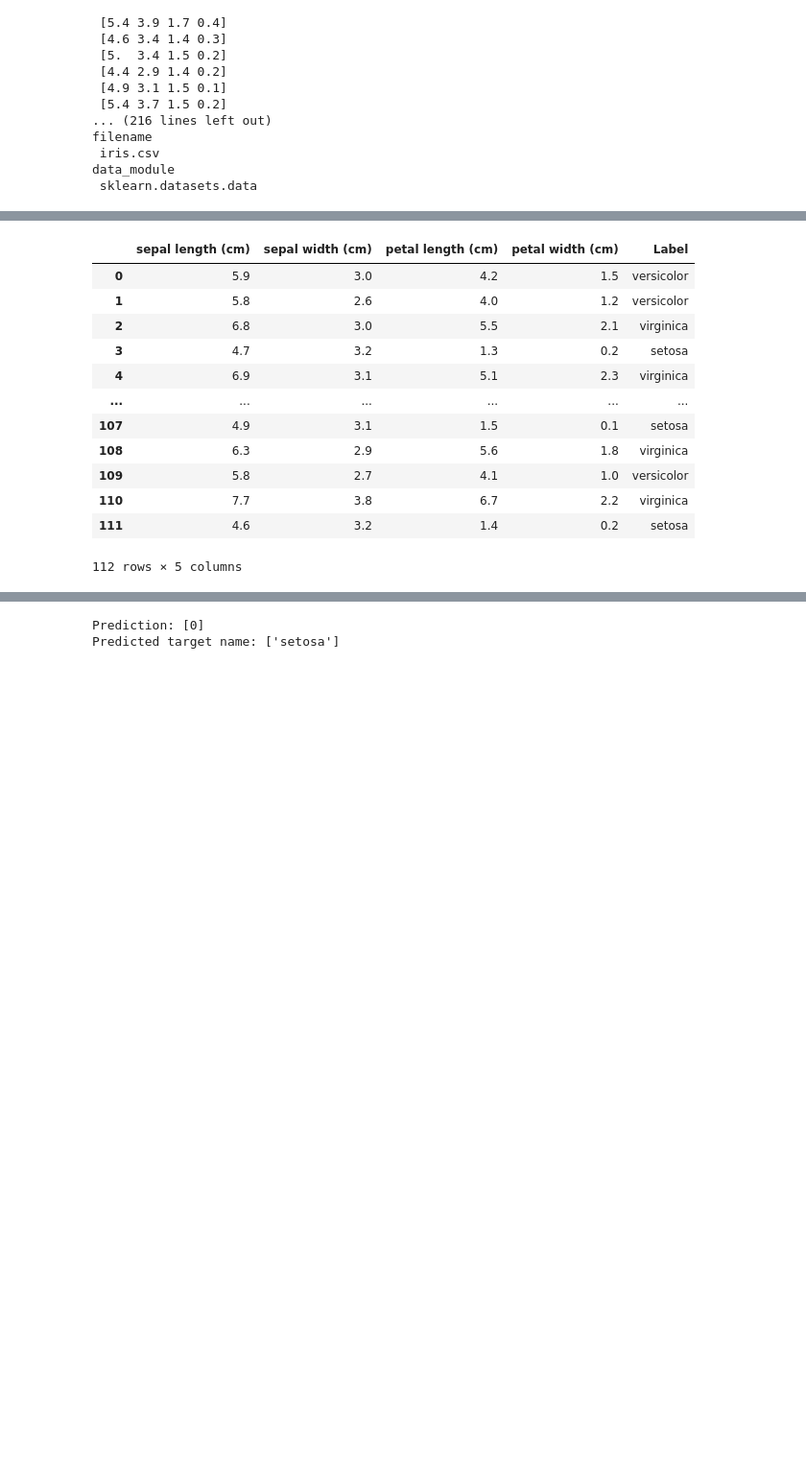
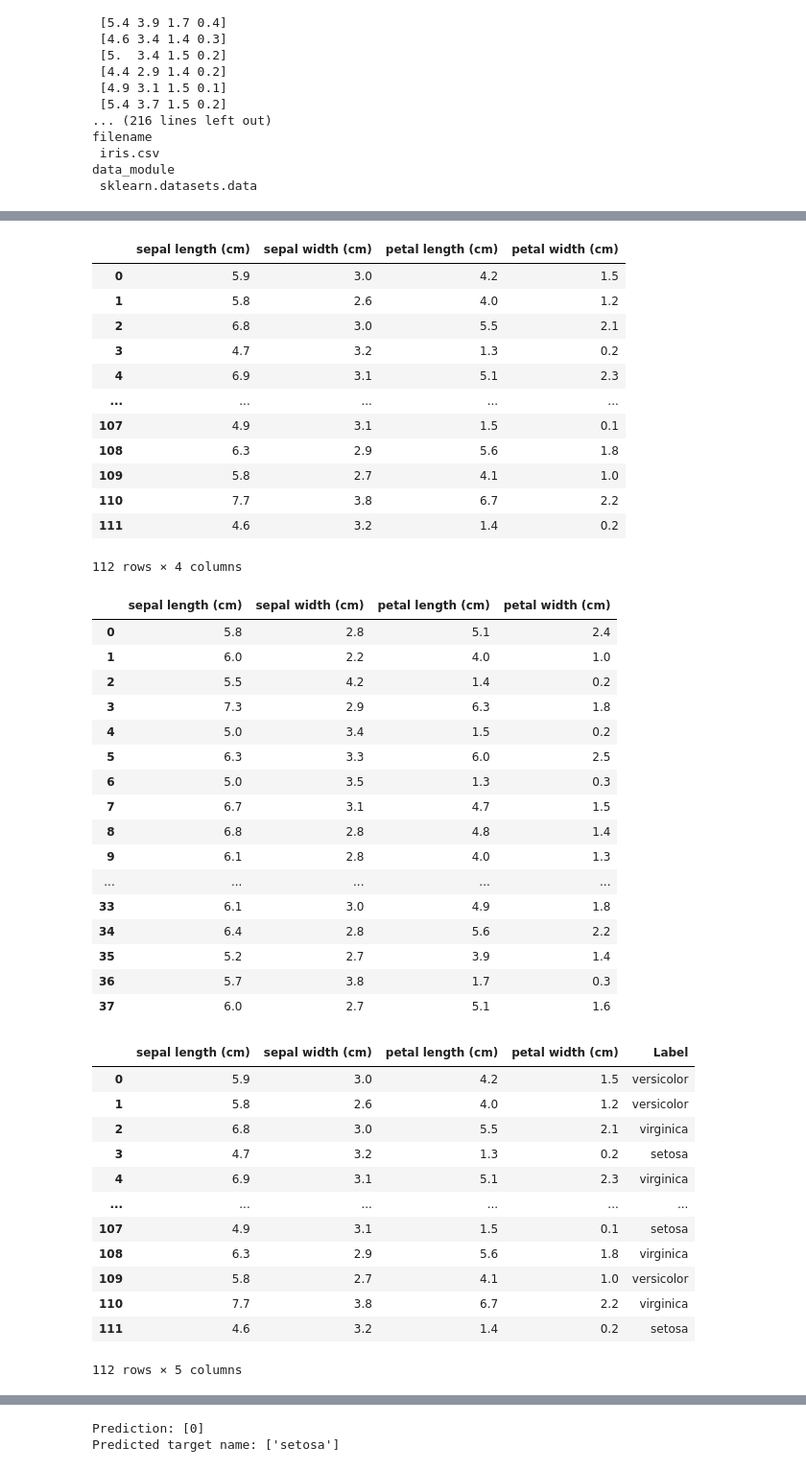
Before and after one commit to arghyadutta/AIComplexSystems, a Jupyter notebook: 02-notebook.ipynb, the cells around one changed output, grey strips where cells are left out. Shown: that part at 96% size. Cells and saved outputs as stored; diff of their text form; code cells hidden in the pictures; blank space fills up the shorter version.

```diff
--- a/02-notebook.ipynb
+++ b/02-notebook.ipynb
@@ -83,0 +84,10 @@ X_train, X_test, y_train, y_test = train_test_split(
+# %%
+X_train, X_test, y_train, y_test = train_test_split(
+    iris_dataset["data"], iris_dataset["target"], test_size=.25, random_state=0)
+
+X_train
+y_train
+len(X_test)
+y_train
+
+# As I have mentioned in the class, read/learn carefully about the data. Not only its statistical properties, but how it was collected; it's ethical background; from whom the data came; were they biased (can be from scientific side like them having a favorite theory for whose support the data were collected, or from societal side. the latter can be more insidious.)
@@ -84,24 +125,66 @@ X_train, X_test, y_train, y_test = train_test_split(
 # %%
 # Visual exploration. Important step in data analysis and ML!
 
 name_map =  {0:'setosa', 1:'versicolor', 2:'virginica'}
 
 iris_train = pd.DataFrame(X_train, columns=iris_dataset.feature_names)
+iris_train
+
+# can we make the model worse? Yes!
+# new_X_train = iris_train.iloc[:, [0,1]].to_numpy()
+# new_X_train
+
+iris_test = pd.DataFrame(X_test, columns=iris_dataset.feature_names)
+iris_test
+# new_X_test = iris_test.iloc[:, [0,1]].to_numpy()
+# new_X_test
+
+
 iris_train['Label']=pd.Series(y_train).map(name_map) # Add actual labels after converting them from numerical ones. I've used the data description from the last cell to get this information.
 iris_train
 # %% [output]
-|  | sepal length (cm) | sepal width (cm) | petal length (cm) | petal width (cm) | Label |
-| 0 | 5.9 | 3.0 | 4.2 | 1.5 | versicolor |
-| 1 | 5.8 | 2.6 | 4.0 | 1.2 | versicolor |
-| 2 | 6.8 | 3.0 | 5.5 | 2.1 | virginica |
-| 3 | 4.7 | 3.2 | 1.3 | 0.2 | setosa |
-| 4 | 6.9 | 3.1 | 5.1 | 2.3 | virginica |
-| ... | ... | ... | ... | ... | ... |
-| 107 | 4.9 | 3.1 | 1.5 | 0.1 | setosa |
-| 108 | 6.3 | 2.9 | 5.6 | 1.8 | virginica |
-| 109 | 5.8 | 2.7 | 4.1 | 1.0 | versicolor |
-| 110 | 7.7 | 3.8 | 6.7 | 2.2 | virginica |
-| 111 | 4.6 | 3.2 | 1.4 | 0.2 | setosa |
+|  | sepal length (cm) | sepal width (cm) | petal length (cm) | petal width (cm) |
+| 0 | 5.9 | 3.0 | 4.2 | 1.5 |
+| 1 | 5.8 | 2.6 | 4.0 | 1.2 |
+| 2 | 6.8 | 3.0 | 5.5 | 2.1 |
+| 3 | 4.7 | 3.2 | 1.3 | 0.2 |
+| 4 | 6.9 | 3.1 | 5.1 | 2.3 |
+| ... | ... | ... | ... | ... |
+| 107 | 4.9 | 3.1 | 1.5 | 0.1 |
+| 108 | 6.3 | 2.9 | 5.6 | 1.8 |
+| 109 | 5.8 | 2.7 | 4.1 | 1.0 |
+| 110 | 7.7 | 3.8 | 6.7 | 2.2 |
+| 111 | 4.6 | 3.2 | 1.4 | 0.2 |
-112 rows × 5 columns
+112 rows × 4 columns
+|  | sepal length (cm) | sepal width (cm) | petal length (cm) | petal width (cm) |
+| 0 | 5.8 | 2.8 | 5.1 | 2.4 |
+| 1 | 6.0 | 2.2 | 4.0 | 1.0 |
+| 2 | 5.5 | 4.2 | 1.4 | 0.2 |
+| 3 | 7.3 | 2.9 | 6.3 | 1.8 |
+| 4 | 5.0 | 3.4 | 1.5 | 0.2 |
+| 5 | 6.3 | 3.3 | 6.0 | 2.5 |
+| 6 | 5.0 | 3.5 | 1.3 | 0.3 |
+| 7 | 6.7 | 3.1 | 4.7 | 1.5 |
+| 8 | 6.8 | 2.8 | 4.8 | 1.4 |
+| 9 | 6.1 | 2.8 | 4.0 | 1.3 |
+| ... | ... | ... | ... | ... |
+| 33 | 6.1 | 3.0 | 4.9 | 1.8 |
+| 34 | 6.4 | 2.8 | 5.6 | 2.2 |
+| 35 | 5.2 | 2.7 | 3.9 | 1.4 |
+| 36 | 5.7 | 3.8 | 1.7 | 0.3 |
+| 37 | 6.0 | 2.7 | 5.1 | 1.6 |
+|  | sepal length (cm) | sepal width (cm) | petal length (cm) | petal width (cm) | Label |
+| 0 | 5.9 | 3.0 | 4.2 | 1.5 | versicolor |
+| 1 | 5.8 | 2.6 | 4.0 | 1.2 | versicolor |
+| 2 | 6.8 | 3.0 | 5.5 | 2.1 | virginica |
+| 3 | 4.7 | 3.2 | 1.3 | 0.2 | setosa |
+| 4 | 6.9 | 3.1 | 5.1 | 2.3 | virginica |
+| ... | ... | ... | ... | ... | ... |
+| 107 | 4.9 | 3.1 | 1.5 | 0.1 | setosa |
+| 108 | 6.3 | 2.9 | 5.6 | 1.8 | virginica |
+| 109 | 5.8 | 2.7 | 4.1 | 1.0 | versicolor |
+| 110 | 7.7 | 3.8 | 6.7 | 2.2 | virginica |
+| 111 | 4.6 | 3.2 | 1.4 | 0.2 | setosa |
+112 rows × 5 columns
 # %%
 import seaborn as sns
```
Also changed, not shown: parts of 6 cells of this notebook, 6 other files.
